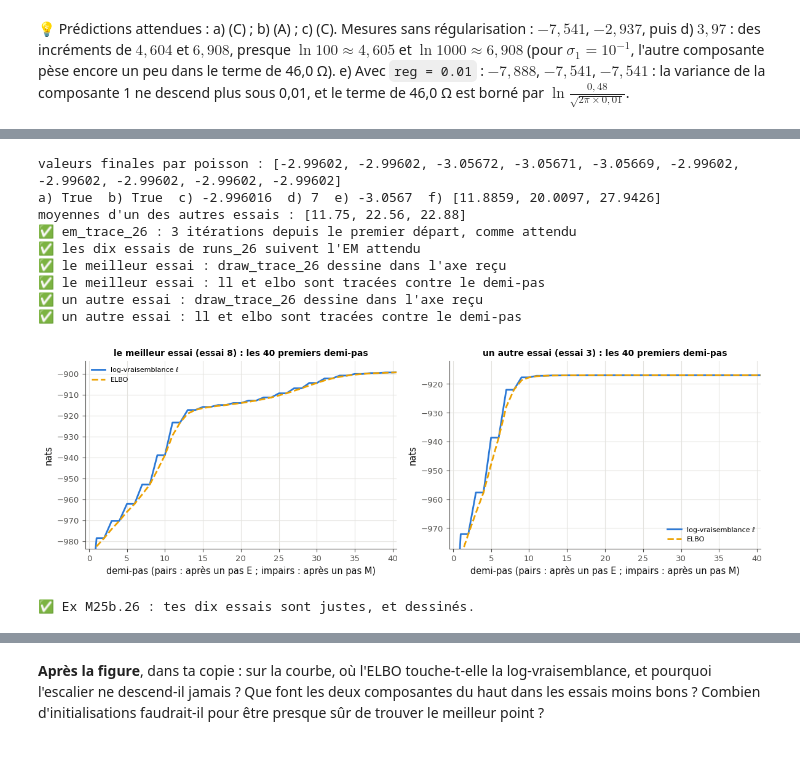
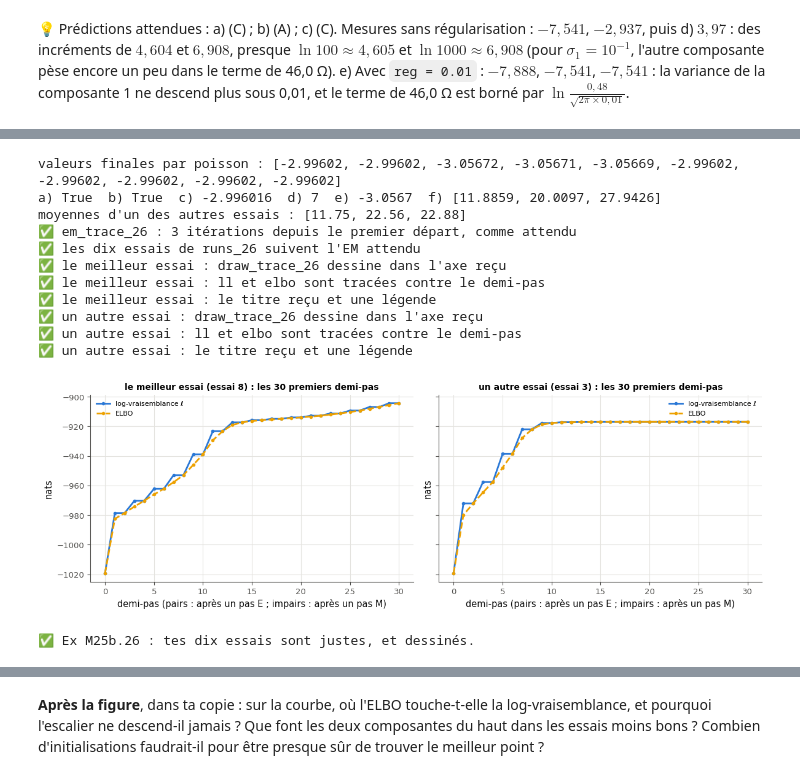
Before and after one commit to cemah2/workbookMaths, a Jupyter notebook: chapitres/m25b_variables_latentes/05_solutions.ipynb, the cells around one changed output, grey strips where cells are left out. Saved outputs shown, nothing was run; the diff lists cells and outputs as text; code cells hidden in the pictures.

```diff
--- a/chapitres/m25b_variables_latentes/05_solutions.ipynb
+++ b/chapitres/m25b_variables_latentes/05_solutions.ipynb
@@ -1385,13 +1414,11 @@ def draw_trace_26(ax, ll, elbo, title):
     """In ax: ll and elbo against the half step 0, 1, ..., len(ll) - 1 (two curves), the title, labels and a legend.
     No other axes."""
     steps = np.arange(len(ll))
-    ax.plot(steps, ll, color="C0", label="log-vraisemblance ℓ")
-    ax.plot(steps, elbo, color="C3", linestyle="--", label="ELBO")
-    ax.set_xlim(-0.5, 40.5)                                         # the first 40 half steps: the staircase
-    ax.set_ylim(min(ll[2], elbo[2]) - 5, ll[-1] + 5)
+    ax.plot(steps, ll, color="C0", marker=".", label="log-vraisemblance ℓ")
+    ax.plot(steps, elbo, color="C3", linestyle="--", marker=".", label="ELBO")
     ax.set_xlabel("demi-pas (pairs : après un pas E ; impairs : après un pas M)")
     ax.set_ylabel("nats")
-    ax.set_title(title + " : les 40 premiers demi-pas", fontsize=10)
+    ax.set_title(title, fontsize=10)
     ax.legend(fontsize=8)
 
 
@@ -1452,6 +1479,12 @@ with checked("M25b.26"):
     got_c26 = pair("M25b.26", "em_trace_26", short_c26, names=("ll", "elbo"))
     if not (matches(got_c26[0], short_want_c26[0], rtol=1e-8) and matches(got_c26[1], short_want_c26[1], rtol=1e-8)):
         swapped_c26 = matches(got_c26[0], short_want_c26[1], rtol=1e-8) and matches(got_c26[1], short_want_c26[0], rtol=1e-8)
+        touching_c26 = short_want_c26[1].copy()
+        touching_c26[1::2] = short_want_c26[0][1::2]          # an ELBO after the M step with the NEW responsibilities
+        if matches(got_c26[0], short_want_c26[0], rtol=1e-8) and matches(got_c26[1], touching_c26, rtol=1e-8):
+            report_26(False, "", "em_trace_26, 3 itérations depuis le premier départ : ta courbe elbo touche ℓ aussi "
+                      "après chaque pas M ; après un pas M, l'ELBO se calcule avec les ANCIENNES responsabilités et les "
+                      "nouveaux paramètres (le pas E vient après)")
         report_26(False, "", "em_trace_26, 3 itérations depuis le premier départ : attendu ll = "
                   f"{shown(short_want_c26[0])} et elbo = {shown(short_want_c26[1])}, reçu {shown(got_c26[0])} et "
                   f"{shown(got_c26[1])}" + (" (ll et elbo échangés)" if swapped_c26 else " : 2 n_iter + 1 valeurs, "
@@ -1482,38 +1515,46 @@ with checked("M25b.26"):
                       "variances X.var(), des poids égaux, n_iter = 100")
     report_26(True, "les dix essais de runs_26 suivent l'EM attendu", "")
     finals_c26 = np.array([ll[-1] for ll, _ in want_c26]) / 300
     best_c26, worst_c26 = int(np.argmax(finals_c26)), int(np.argmin(finals_c26))
-    fig_26, axes_26 = plt.subplots(1, 2, figsize=(12, 4))
+    fig_26, axes_26 = plt.subplots(1, 2, figsize=(12, 4), sharey=True)
     try:
         for ax_c26, j_c26, name_c26 in ((axes_26[0], best_c26, "le meilleur essai"), (axes_26[1], worst_c26, "un autre essai")):
-            opened_c26 = drawn(draw_trace_26, ax_c26, *want_c26[j_c26], f"{name_c26} (essai {j_c26 + 1})")
+            ll30_c26, elbo30_c26 = want_c26[j_c26][0][:31], want_c26[j_c26][1][:31]   # the first 30 half steps
+            title_c26 = f"{name_c26} (essai {j_c26 + 1}) : les 30 premiers demi-pas"
+            opened_c26 = drawn(draw_trace_26, ax_c26, ll30_c26.copy(), elbo30_c26.copy(), title_c26)
             report_26(not opened_c26, f"{name_c26} : draw_trace_26 dessine dans l'axe reçu",
                       f"{name_c26} : draw_trace_26 doit dessiner dans l'axe reçu, sans ouvrir de figure")
-            steps_c26 = np.arange(len(want_c26[j_c26][0]))
-            report_26(through(ax_c26, steps_c26, want_c26[j_c26][0]) and through(ax_c26, steps_c26, want_c26[j_c26][1]),
+            steps_c26 = np.arange(len(ll30_c26))
+            report_26(through(ax_c26, steps_c26, ll30_c26) and through(ax_c26, steps_c26, elbo30_c26),
                       f"{name_c26} : ll et elbo sont tracées contre le demi-pas",
                       f"{name_c26} : il manque une courbe, ll ou elbo, contre le demi-pas 0, 1, …, {len(steps_c26) - 1}")
+            report_26(title_c26 in ax_c26.get_title() and ax_c26.get_legend() is not None,
+                      f"{name_c26} : le titre reçu et une légende",
+                      f"{name_c26} : draw_trace_26 doit mettre le titre reçu (ax.set_title(title)) et une légende "
+                      "(ax.legend(), avec un label par courbe)")
     except StopCheck:
         fig_26.tight_layout()
         plt.show()
         raise
     except BaseException:
         plt.close(fig_26)
         raise
     fig_26.tight_layout()
     plt.show()
     verdict("M25b.26", all(results_26), "tes dix essais sont justes, et dessinés.", "")
 # %% [output]
 valeurs finales par poisson : [-2.99602, -2.99602, -3.05672, -3.05671, -3.05669, -2.99602, -2.99602, -2.99602, -2.99602, -2.99602]
 a) True  b) True  c) -2.996016  d) 7  e) -3.0567  f) [11.8859, 20.0097, 27.9426]
 moyennes d'un des autres essais : [11.75, 22.56, 22.88]
 ✅ em_trace_26 : 3 itérations depuis le premier départ, comme attendu
 ✅ les dix essais de runs_26 suivent l'EM attendu
 ✅ le meilleur essai : draw_trace_26 dessine dans l'axe reçu
 ✅ le meilleur essai : ll et elbo sont tracées contre le demi-pas
+✅ le meilleur essai : le titre reçu et une légende
 ✅ un autre essai : draw_trace_26 dessine dans l'axe reçu
 ✅ un autre essai : ll et elbo sont tracées contre le demi-pas
+✅ un autre essai : le titre reçu et une légende
-[figure, old version]
+[figure, new version]
 ✅ Ex M25b.26 : tes dix essais sont justes, et dessinés.
 # %%
 def em_26r(x, weights, means, variances, n_iter):
```
Also changed, not shown: parts of 22 cells of this notebook, 9 other files.
